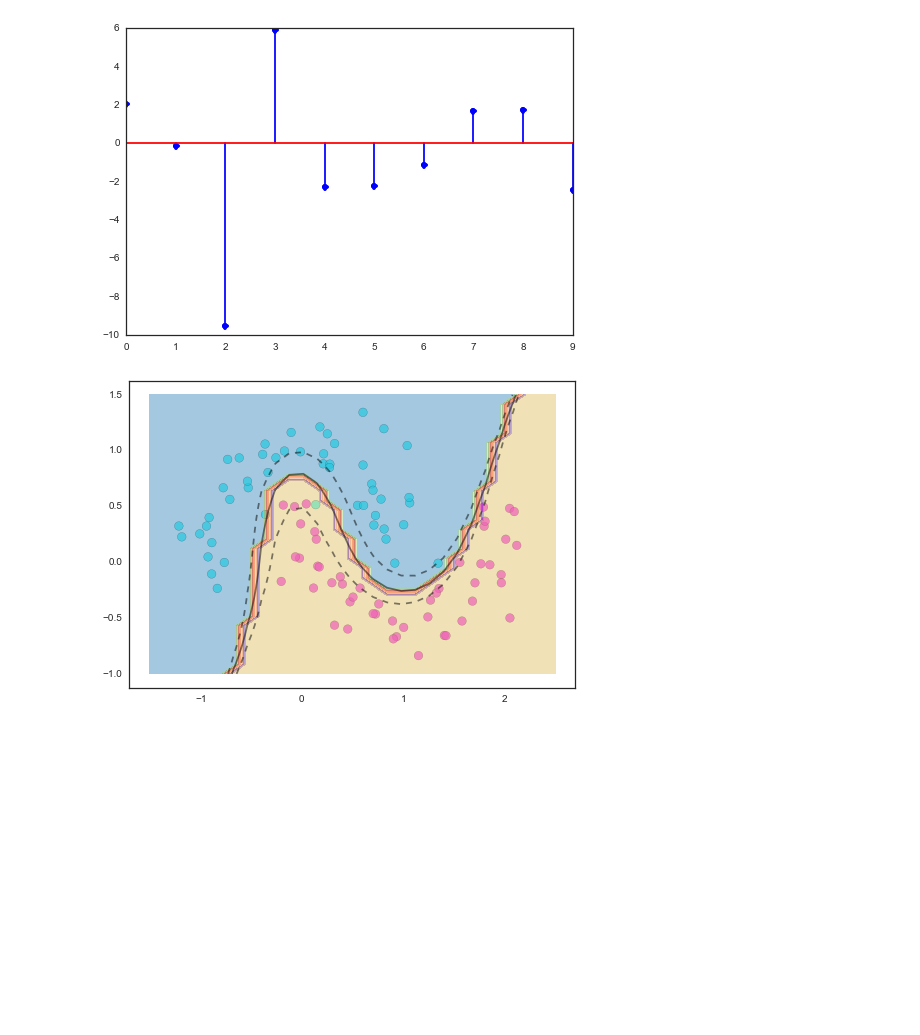
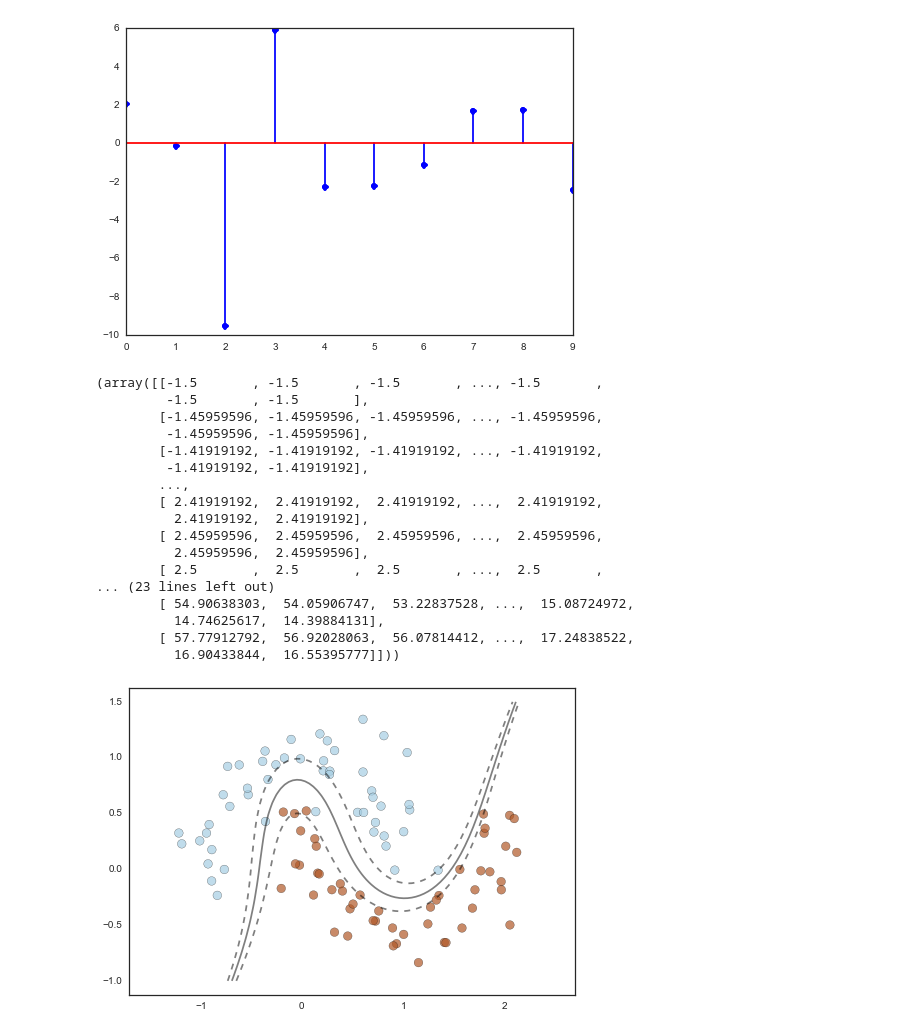
Before and after one commit to icme/cme252-optimization, a Jupyter notebook: lectures/svm/poly_svm1.ipynb, the cells around one changed output. Cells and saved outputs as stored; diff of their text form; code cells hidden in the pictures; blank space fills up the shorter version.

```diff
--- a/lectures/svm/poly_svm1.ipynb
+++ b/lectures/svm/poly_svm1.ipynb
@@ -137,6 +106,23 @@ optimal
 <Container object of 3 artists>
 [figure]
 # %%
-myplot(X, y, 3, w, margin=True, line_alpha=.5)
+myplot(X, y, 3, w)
 # %% [output]
+(array([[-1.5       , -1.5       , -1.5       , ..., -1.5       ,
+         -1.5       , -1.5       ],
+        [-1.45959596, -1.45959596, -1.45959596, ..., -1.45959596,
+         -1.45959596, -1.45959596],
+        [-1.41919192, -1.41919192, -1.41919192, ..., -1.41919192,
+         -1.41919192, -1.41919192],
+        ...,
+        [ 2.41919192,  2.41919192,  2.41919192, ...,  2.41919192,
+          2.41919192,  2.41919192],
+        [ 2.45959596,  2.45959596,  2.45959596, ...,  2.45959596,
+          2.45959596,  2.45959596],
+        [ 2.5       ,  2.5       ,  2.5       , ...,  2.5       ,
+... (23 lines left out)
+        [ 54.90638303,  54.05906747,  53.22837528, ...,  15.08724972,
+          14.74625617,  14.39884131],
+        [ 57.77912792,  56.92028063,  56.07814412, ...,  17.24838522,
+          16.90433844,  16.55395777]]))
-[figure, old version]
+[figure, new version]
```
Also changed, not shown: parts of 12 cells of this notebook, 2 other files.
